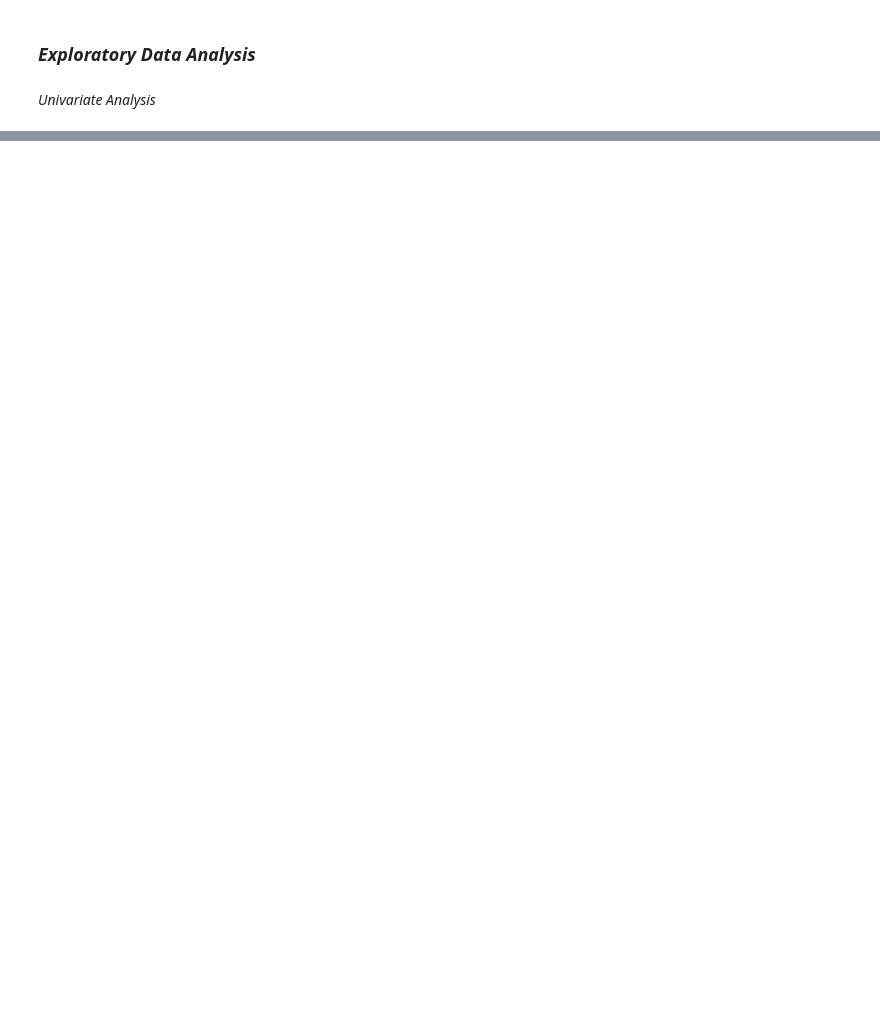
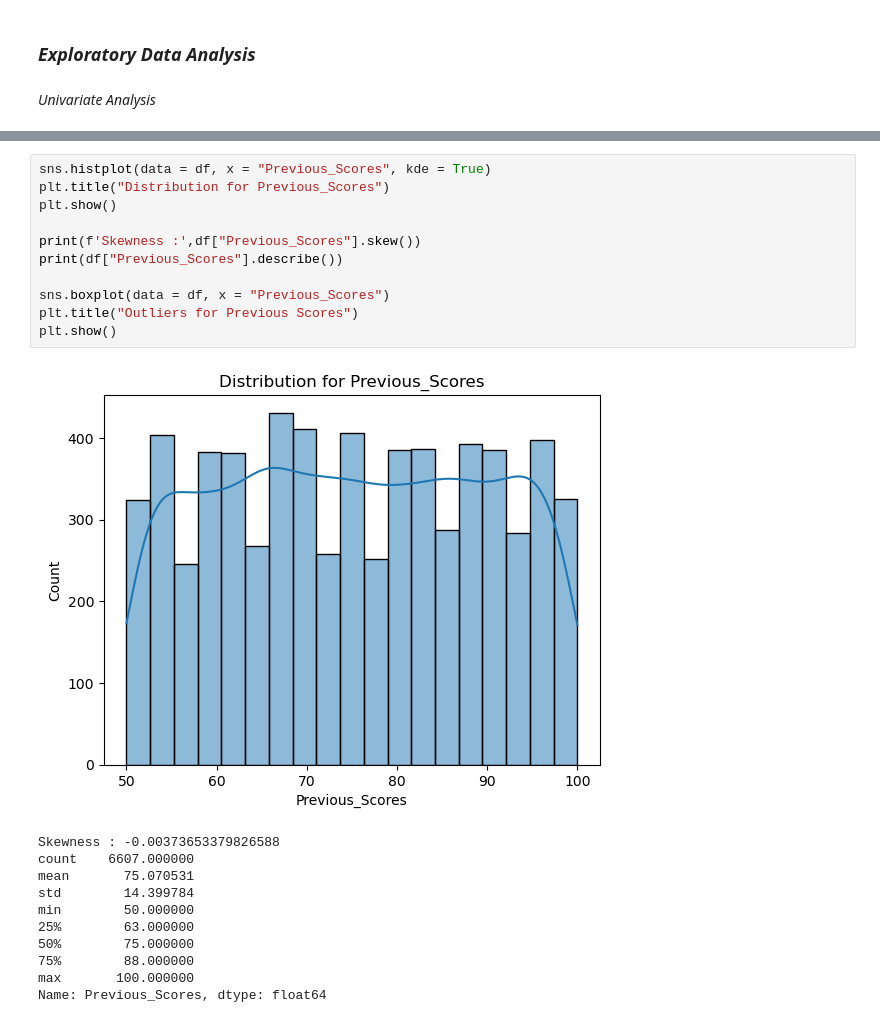
Before and after one commit to niranjan910/Student-performance-Analysis, a Jupyter notebook: Student performace Analysis.ipynb, the cells around one changed output, grey strips where cells are left out. Cells and saved outputs as stored; diff of their text form; blank space fills up the shorter version.

```diff
--- a/Student performace Analysis.ipynb
+++ b/Student performace Analysis.ipynb
@@ -549,0 +680,23 @@ df['Motivation_Hours'] = df['Motivation_Level'] * df['Hours_Studied']
+# %%
+sns.histplot(data = df, x = "Previous_Scores", kde = True)
+plt.title("Distribution for Previous_Scores")
+plt.show()
+
+print(f'Skewness :',df["Previous_Scores"].skew())
+print(df["Previous_Scores"].describe())
+
+sns.boxplot(data = df, x = "Previous_Scores")
+plt.title("Outliers for Previous Scores")
+plt.show()
+# %% [output]
+[figure, added]
+Skewness : -0.00373653379826588
+count    6607.000000
+mean       75.070531
+std        14.399784
+min        50.000000
+25%        63.000000
+50%        75.000000
+75%        88.000000
+max       100.000000
+Name: Previous_Scores, dtype: float64
```
Also changed, not shown: parts of 21 cells of this notebook.
